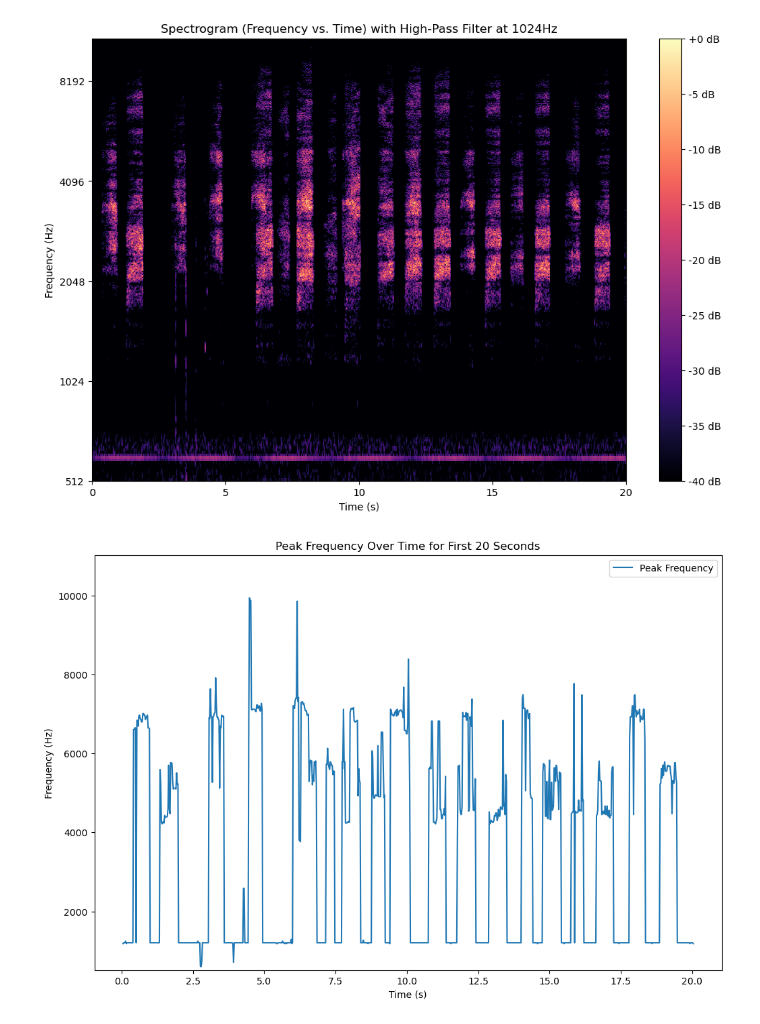
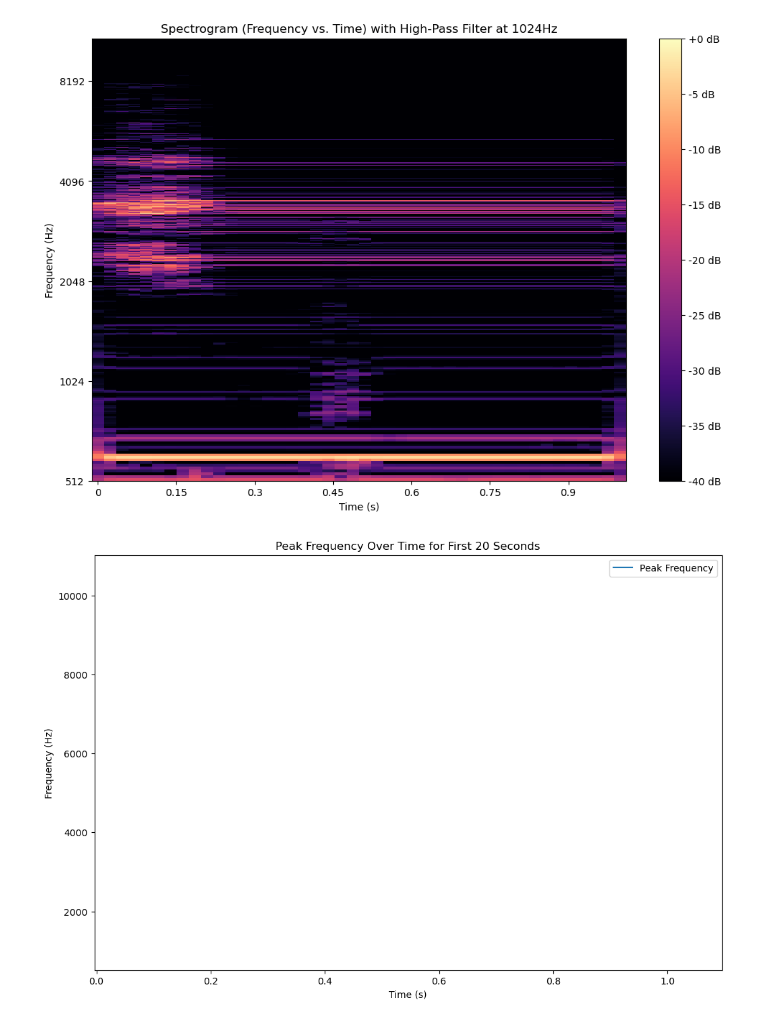
Before and after one commit to drkrs919/owlVocalization, a Jupyter notebook: scripts/frequencyAnalysis.ipynb, the cells around one changed output. Drawn from its saved outputs; the diff is of its cells as text; code cells hidden in the pictures.

Commit message:
denoise, but opposite effects

```diff
--- a/scripts/frequencyAnalysis.ipynb
+++ b/scripts/frequencyAnalysis.ipynb
@@ -32,17 +57,19 @@ import pywt
 # target audio file
 flight_train_path = '../audios/Barn Owl Nestling\'s Adorable Flight Training Session!.mp3'
 y_ft, sr_ft = librosa.load(flight_train_path)
+
+ft_noise_start = 81.5
+ft_noise_end = 82.5
+
+ft_noise_sample = y_ft[int(ft_noise_start * sr_ft):int(ft_noise_end * sr_ft)]
+y_ft_denoised = reduce_noise(y_ft, sr_ft, ft_noise_sample)
 # %%
-def get_high_pass_filter(cutoff_freq, sr):
-    nyquist = 0.5 * sr
-    normal_cutoff = cutoff_freq / nyquist
-    return scipy.signal.butter(1, normal_cutoff, btype='high', analog=False)
-
 def produce_spectrogram(y, sr, cutoff_freq, method='stft', amplitude_t=-40, dur=20):
-    b, a = get_high_pass_filter(cutoff_freq, sr)
-    y_filtered = scipy.signal.filtfilt(b, a, y)
-    if dur != -1:
-        y_filtered = y_filtered[:int(dur * sr)]
+#     b, a = get_high_pass_filter(cutoff_freq, sr)
+#     y_filtered = scipy.signal.filtfilt(b, a, y)
+#     if dur != -1:
+#         y_filtered = y_filtered[:int(dur * sr)]
+    y_filtered = y
     if method == 'stft':
         D_filtered = librosa.stft(y_filtered)
         S_db_filtered = librosa.amplitude_to_db(np.abs(D_filtered), ref=np.max)
@@ -93,7 +120,7 @@ def produce_spectrogram(y, sr, cutoff_freq, method='stft', amplitude_t=-40, dur=
 
         plt.figure(figsize=(12, 8))
         plt.plot(times, peak_frequencies, label='Peak Frequency')
-        plt.ylim(freq[-1], freq[0])
+        plt.ylim(512, 10000)
         plt.xlabel('Time (s)')
         plt.ylabel('Frequency (Hz)')
         plt.title('Peak Frequency Over Time for First 20 Seconds')
@@ -130,9 +157,9 @@ filter_response_plots(y_ft, sr_ft, 512)
 [figure]
 # %%
-produce_spectrogram(y_ft, sr_ft, 1024, method='stft')
-filter_response_plots(y_ft, sr_ft, 1024)
+produce_spectrogram(y_ft_denoised, sr_ft, 1024, method='stft')
+filter_response_plots(y_ft_denoised, sr_ft, 1024)
 # %% [output]
-[figure, old version]
+[figure, new version]
-[figure, old version]
+[figure, new version]
 [figure]
 # %%
```
Also changed, not shown: parts of 3 cells of this notebook.
